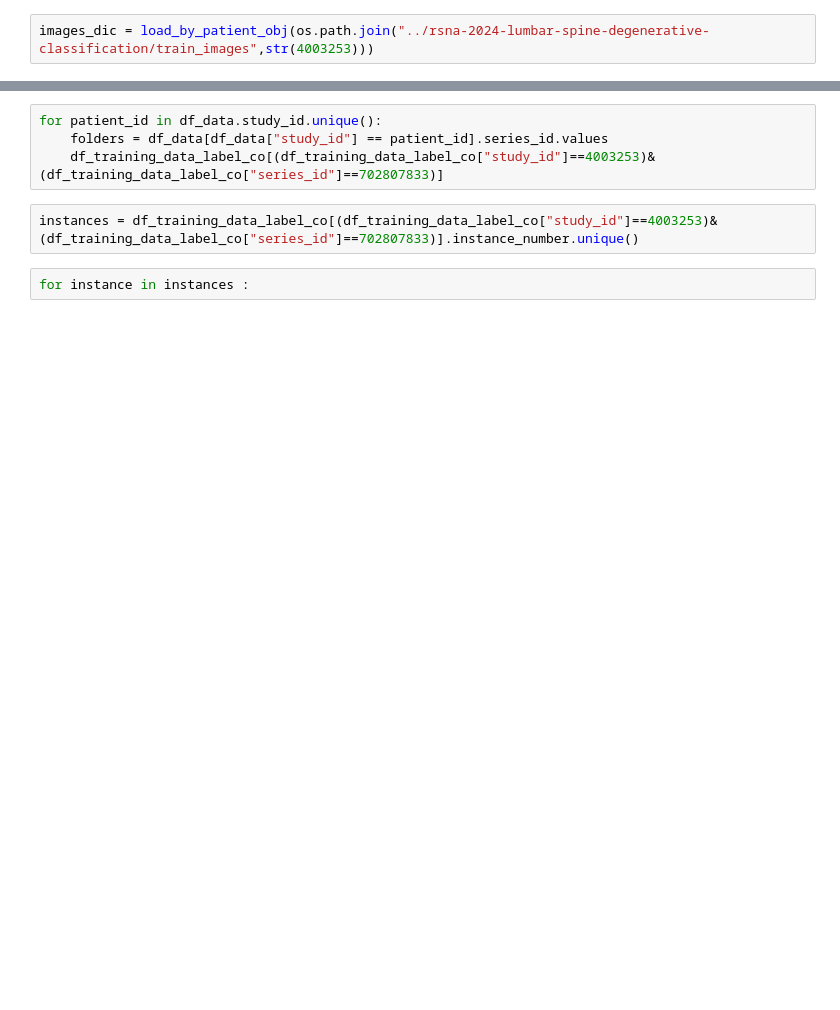
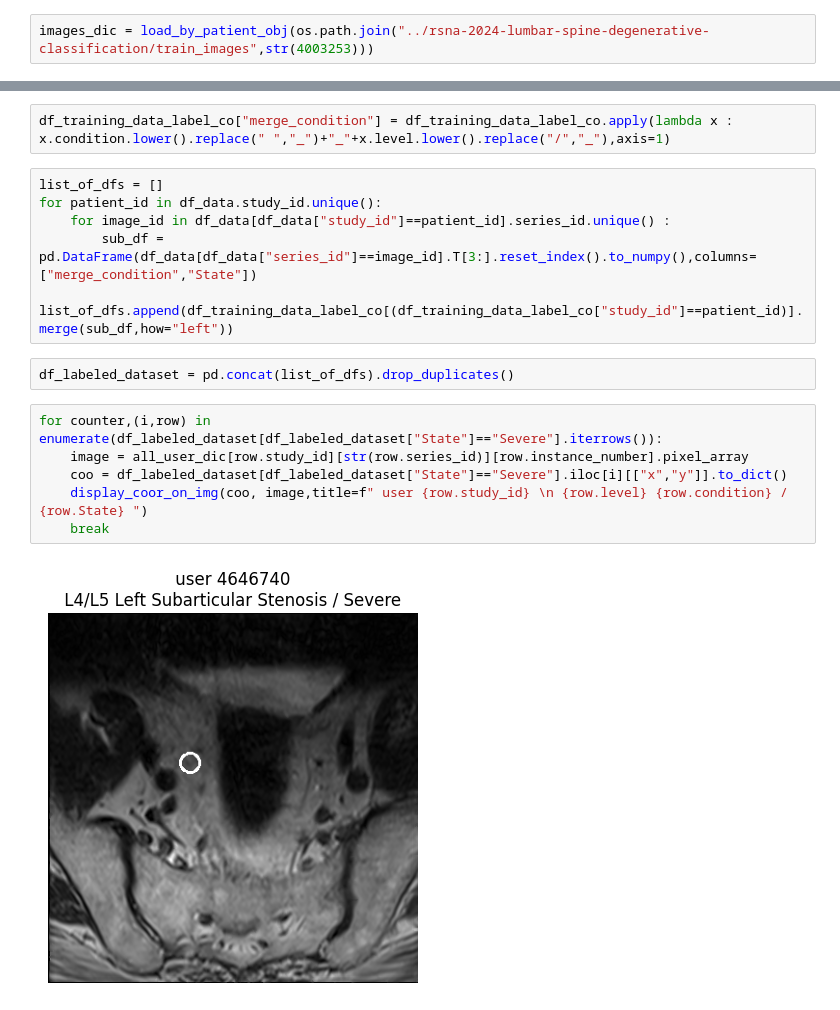
Before and after one commit to gregoritoo/RSNA-RAIDS, a Jupyter notebook: Notebooks/DataAnalysis.ipynb, the cells around one changed output, grey strips where cells are left out. Saved outputs shown, nothing was run; the diff lists cells and outputs as text; blank space fills up the shorter version.

Commit message:
loading and visualizing data

```diff
--- a/Notebooks/DataAnalysis.ipynb
+++ b/Notebooks/DataAnalysis.ipynb
@@ -128,8 +63,18 @@ df_training_data_label_co[(df_training_data_label_co["study_id"]==4003253)&(df_t
-# %%
-for patient_id in df_data.study_id.unique():
-    folders = df_data[df_data["study_id"] == patient_id].series_id.values
-    df_training_data_label_co[(df_training_data_label_co["study_id"]==4003253)&(df_training_data_label_co["series_id"]==702807833)]
-# %%
-instances = df_training_data_label_co[(df_training_data_label_co["study_id"]==4003253)&(df_training_data_label_co["series_id"]==702807833)].instance_number.unique()
-# %%
-for instance in instances :
+# %%
+df_training_data_label_co["merge_condition"] = df_training_data_label_co.apply(lambda x : x.condition.lower().replace(" ","_")+"_"+x.level.lower().replace("/","_"),axis=1)
+# %%
+list_of_dfs = []
+for patient_id in df_data.study_id.unique():
+    for image_id in df_data[df_data["study_id"]==patient_id].series_id.unique() :
+        sub_df = pd.DataFrame(df_data[df_data["series_id"]==image_id].T[3:].reset_index().to_numpy(),columns=["merge_condition","State"])
+        list_of_dfs.append(df_training_data_label_co[(df_training_data_label_co["study_id"]==patient_id)].merge(sub_df,how="left"))
+# %%
+df_labeled_dataset = pd.concat(list_of_dfs).drop_duplicates()
+# %%
+for counter,(i,row) in enumerate(df_labeled_dataset[df_labeled_dataset["State"]=="Severe"].iterrows()):
+    image = all_user_dic[row.study_id][str(row.series_id)][row.instance_number].pixel_array
+    coo = df_labeled_dataset[df_labeled_dataset["State"]=="Severe"].iloc[i][["x","y"]].to_dict()
+    display_coor_on_img(coo, image,title=f" user {row.study_id} \n {row.level} {row.condition} / {row.State} ")
+    break
+# %% [output]
+[figure, added]
```
Also changed, not shown: parts of 12 cells of this notebook.
